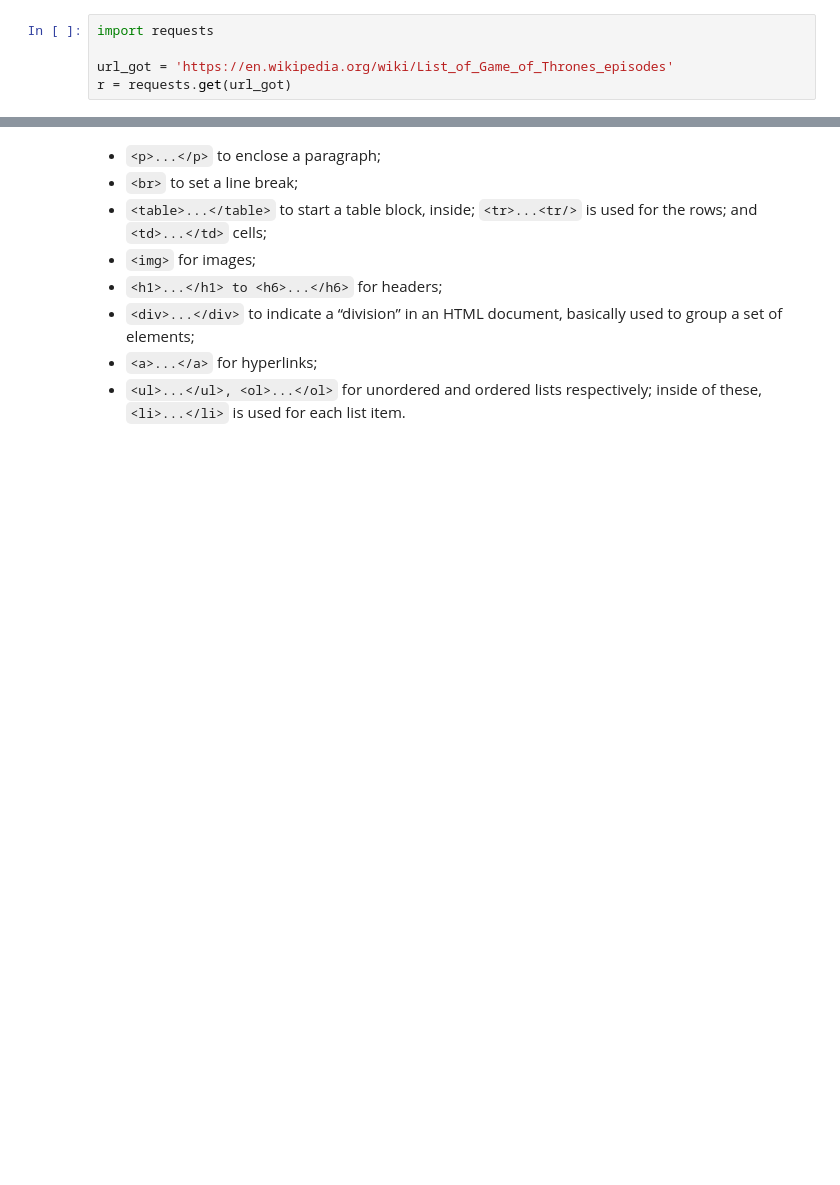
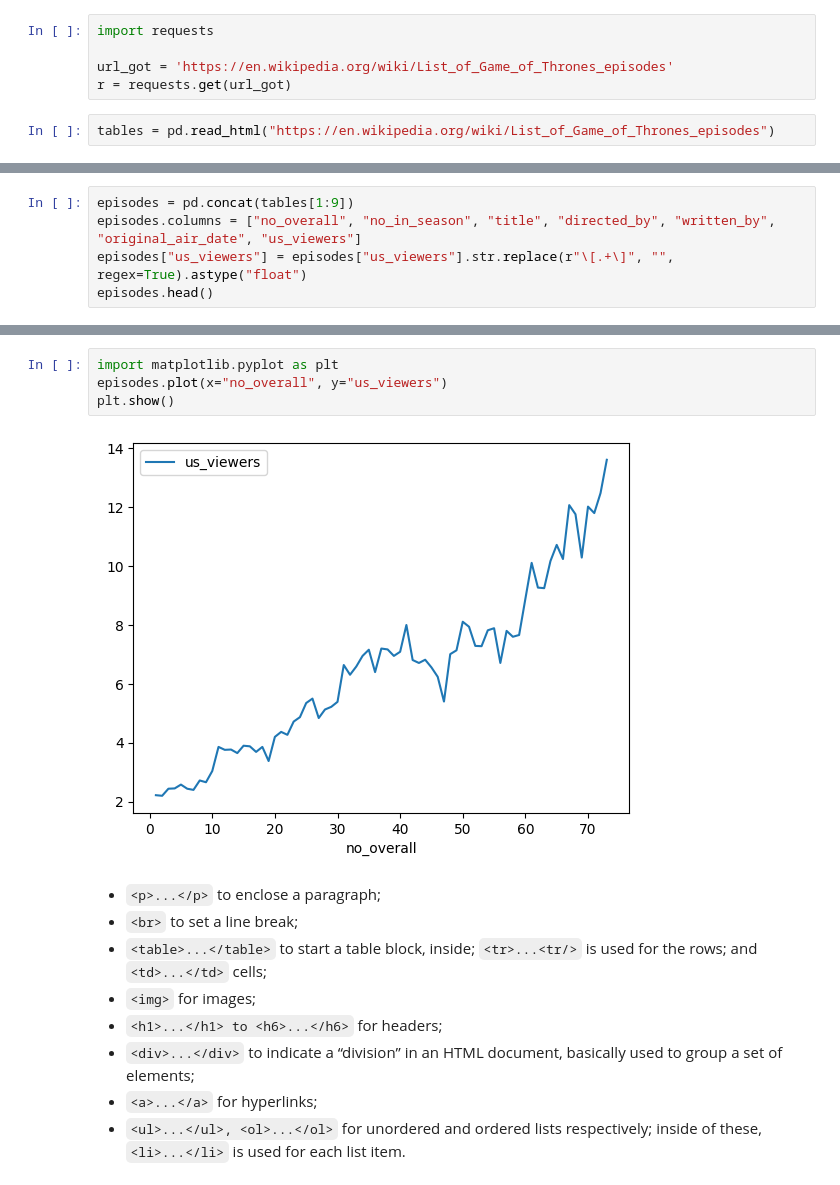
Before and after one commit to icta-tecaji/python-data-analysis-public, a Jupyter notebook: Del_11_Web_Scraping/11_Web_scraping_CLEAN.ipynb, the cells around one changed output, grey strips where cells are left out. Drawn from its saved outputs; the diff is of its cells as text; blank space fills up the shorter version.

```diff
--- a/Del_11_Web_Scraping/11_Web_scraping_CLEAN.ipynb
+++ b/Del_11_Web_Scraping/11_Web_scraping_CLEAN.ipynb
@@ -31,3 +107,5 @@ import requests
 
 url_got = 'https://en.wikipedia.org/wiki/List_of_Game_of_Thrones_episodes'
 r = requests.get(url_got)
+# %%
+tables = pd.read_html("https://en.wikipedia.org/wiki/List_of_Game_of_Thrones_episodes")
@@ -33,0 +120,5 @@ r = requests.get(url_got)
+# %%
+episodes = pd.concat(tables[1:9])
+episodes.columns = ["no_overall", "no_in_season", "title", "directed_by", "written_by", "original_air_date", "us_viewers"]
+episodes["us_viewers"] = episodes["us_viewers"].str.replace(r"\[.+\]", "", regex=True).astype("float")
+episodes.head()
@@ -34,3 +132,9 @@ r = requests.get(url_got)
+# %%
+import matplotlib.pyplot as plt
+episodes.plot(x="no_overall", y="us_viewers")
+plt.show()
+# %% [output]
+[figure, added]
 # %% [markdown]
 - `<p>...</p>` to enclose a paragraph;
 - `<br>` to set a line break;
```
Also changed, not shown: parts of 42 cells of this notebook, 3 other files.
